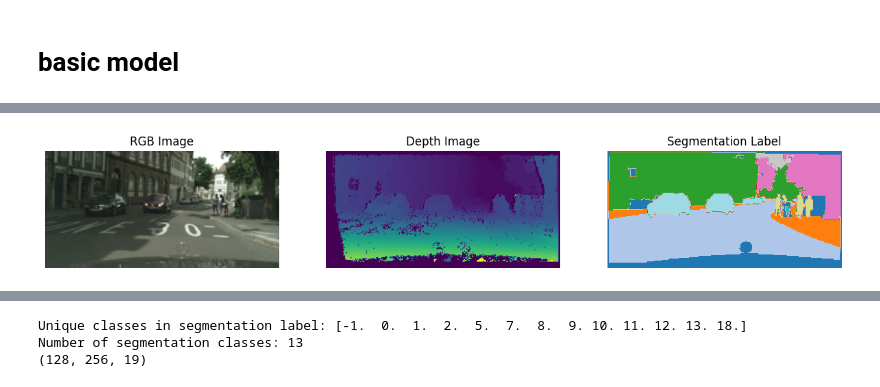
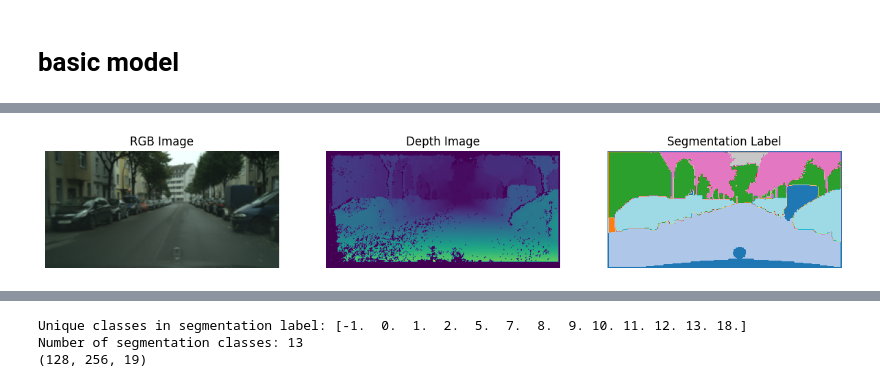
Before and after one commit to parthpatel05/IconSeg-Report, a Jupyter notebook: cityscapes/UNET.ipynb, the cells around one changed output, grey strips where cells are left out. Saved outputs shown, nothing was run; the diff lists cells and outputs as text; code cells hidden in the pictures.

```diff
--- a/cityscapes/UNET.ipynb
+++ b/cityscapes/UNET.ipynb
@@ -54,30 +53,30 @@ import matplotlib.pyplot as plt
 # %%
 # Retrieve the first image's data
-depth_img, rgb_img, seg_label = data[1111]
+depth_img, rgb_img, seg_label = data[15]
 
 # Plot each component
 fig, axes = plt.subplots(1, 3, figsize=(15, 5))
 
 # Plot RGB image
 axes[0].imshow(rgb_img)
 axes[0].set_title('RGB Image')
 axes[0].axis('off')
 
 # Plot Depth image
 # Assuming depth data is a single channel, use a colormap to enhance visualization
 axes[1].imshow(depth_img, cmap='viridis')
 axes[1].set_title('Depth Image')
 axes[1].axis('off')
 
 # Plot Segmentation Label
 # Assuming segmentation labels are integers, use a color map for clear separation
 axes[2].imshow(seg_label, cmap='tab20')
 axes[2].set_title('Segmentation Label')
 axes[2].axis('off')
 
 plt.show()
 # %% [output]
-[figure, old version]
+[figure, new version]
 # %%
 
 
```
Also changed, not shown: parts of 11 cells of this notebook, 8 other files.
